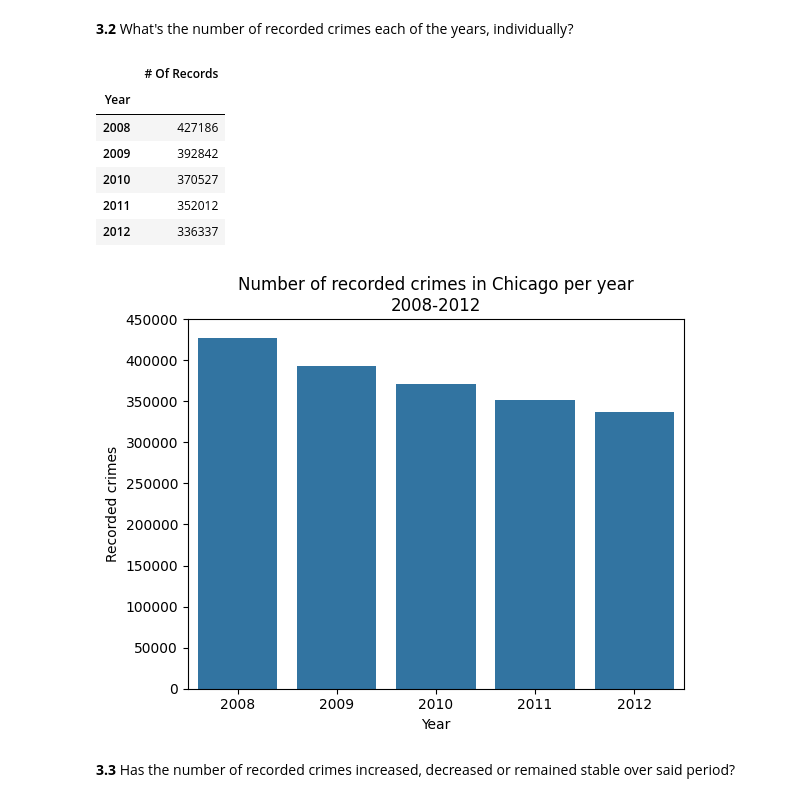
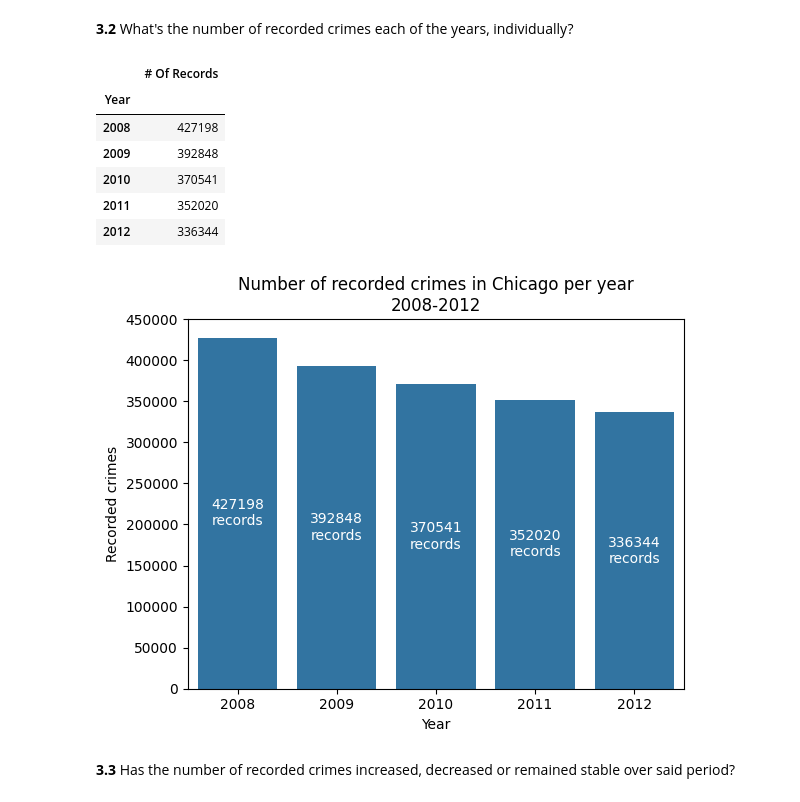
Before and after one commit to SVMino53/aiM24_Databehandling_Inlamning, a Jupyter notebook: chicago.ipynb, the cells around one changed output. Drawn from its saved outputs; the diff is of its cells as text; code cells hidden in the pictures.

```diff
--- a/chicago.ipynb
+++ b/chicago.ipynb
@@ -151,9 +152,10 @@ chicago_crime_2008_to_2012_df[duplicated_mask]
 | 353543 | 19261 | HS148489 | 2010-02-02 18:28:00 | 085XX S MORGAN ST | 0110 | HOMICIDE | FIRST DEGREE MURDER | AUTO | ... |
 47 rows × 22 columns
 # %%
+# TODO: Change reason and action later.
 # Because of this, I decide to remove these rows from the data frame.
 
-chicago_crime_2008_to_2012_df = chicago_crime_2008_to_2012_df[~duplicated_mask]
+# chicago_crime_2008_to_2012_df = chicago_crime_2008_to_2012_df[~duplicated_mask]
 # %% [markdown]
 **2.2** What columns in the crime dataset has missing values, and how many are they?
 # %%
@@ -200,19 +214,20 @@ chicago_crime_yearly_records_df
 # %% [output]
 |  | # Of Records |
 | Year |  |
-| 2008 | 427186 |
-| 2009 | 392842 |
-| 2010 | 370527 |
-| 2011 | 352012 |
-| 2012 | 336337 |
+| 2008 | 427198 |
+| 2009 | 392848 |
+| 2010 | 370541 |
+| 2011 | 352020 |
+| 2012 | 336344 |
 # %%
 ax = sns.barplot(chicago_crime_yearly_records_df, x="Year", y="# Of Records")
+ax.bar_label(ax.containers[0], fmt=lambda x: f"{int(x)}\nrecords", label_type="center", color="white")
 ax.set_title("Number of recorded crimes in Chicago per year\n2008-2012")
 ax.set_ylim(0, 450000)
 ax.set_ylabel("Recorded crimes")
 plt.show()
 # %% [output]
-[figure, old version]
+[figure, new version]
 # %% [markdown]
 **3.3** Has the number of recorded crimes increased, decreased or remained stable over said period?
 # %% [markdown]
```
Also changed, not shown: parts of 5 cells of this notebook.
